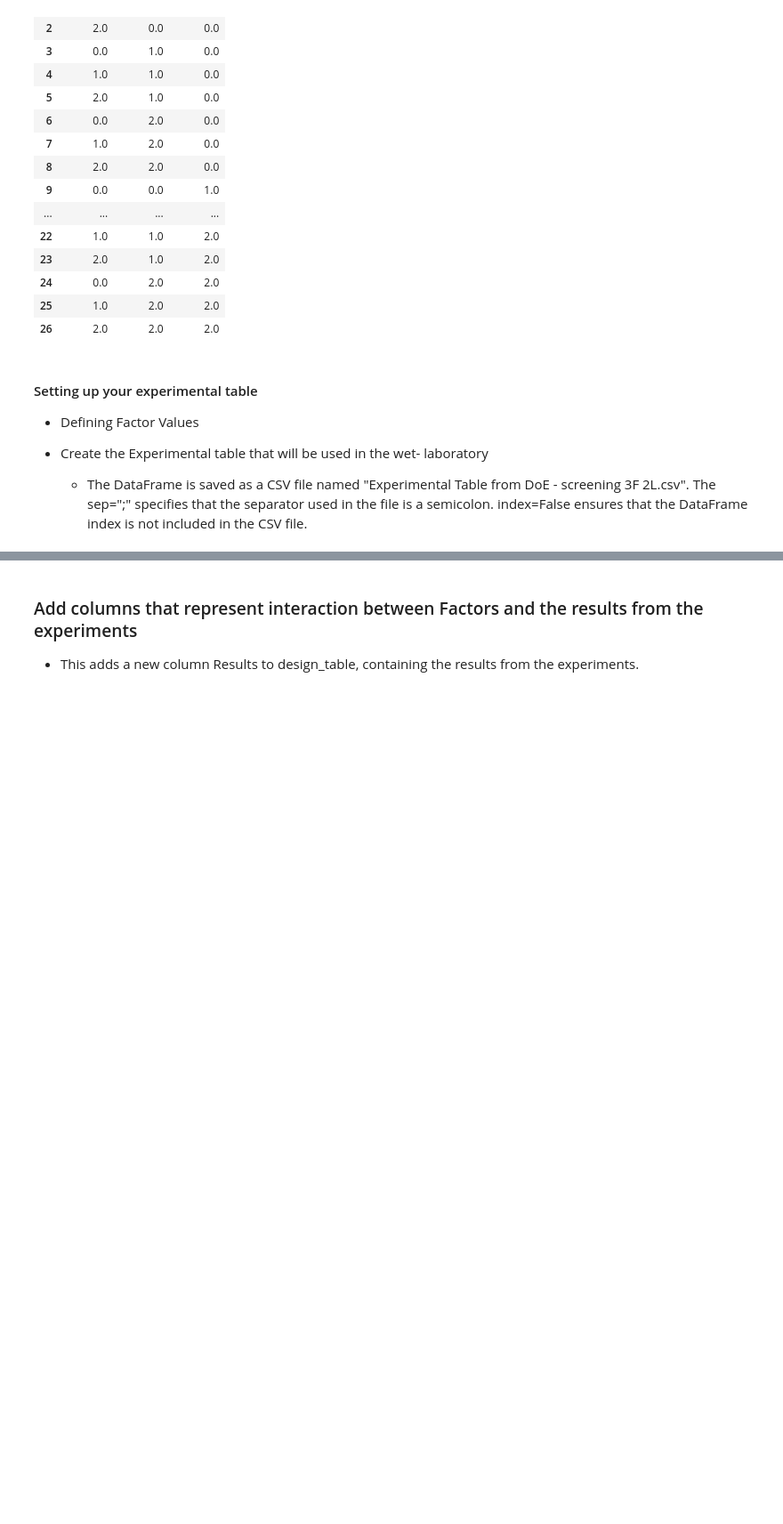
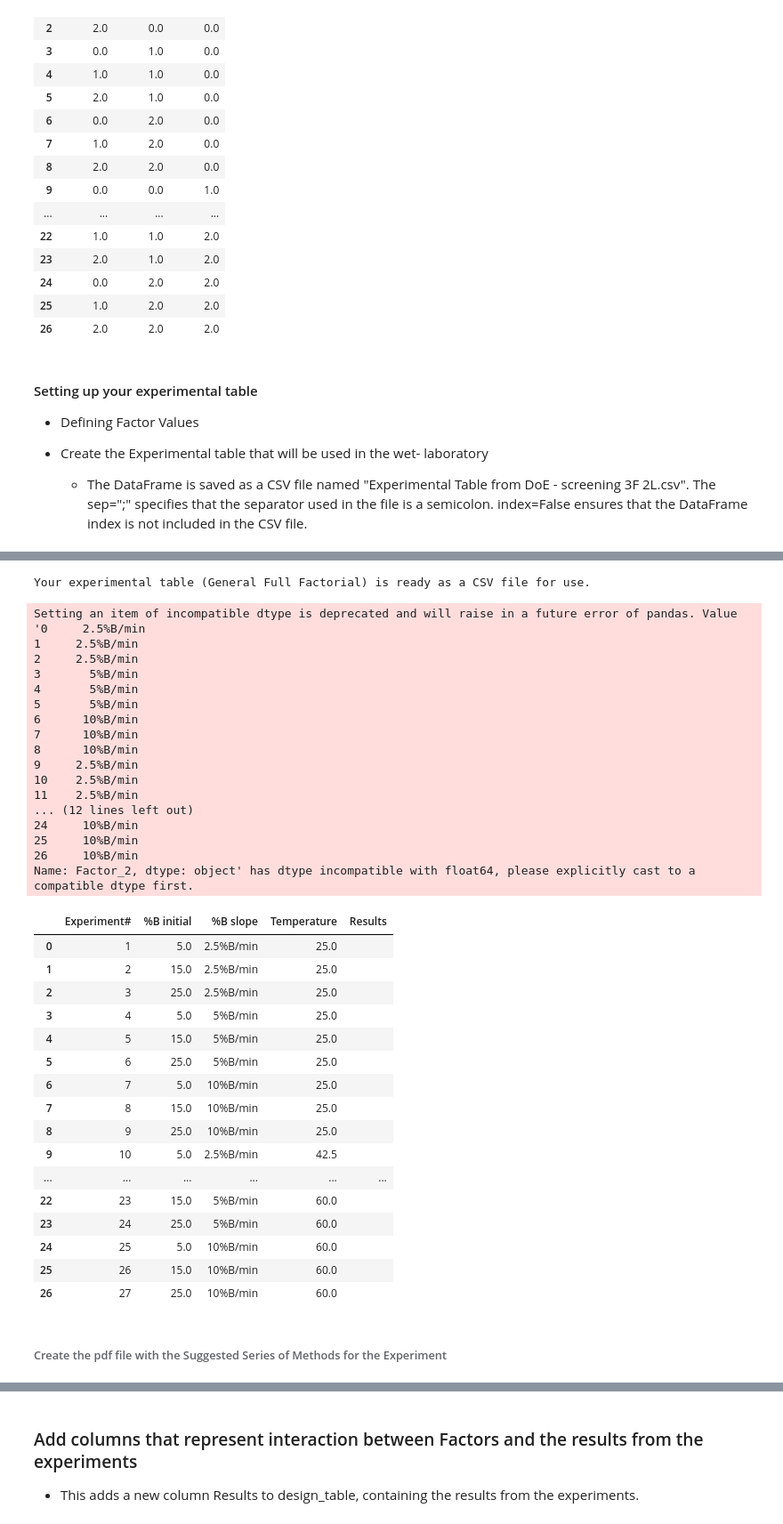
Before and after one commit to RicardoMBorges/DoE_pipeline, a Jupyter notebook: pyDoE_chromatographyC18.ipynb, the cells around one changed output, grey strips where cells are left out. Shown at 89% size. Saved outputs shown, nothing was run; the diff lists cells and outputs as text; code cells hidden in the pictures; blank space fills up the shorter version.

```diff
--- a/pyDoE_chromatographyC18.ipynb
+++ b/pyDoE_chromatographyC18.ipynb
@@ -282,0 +162,71 @@ design_table
+# %%
+Factor_1 = [5, 15, 25]  # Values for Factor 1 - %B initial
+Factor_2 = ["2.5%B/min", "5%B/min", "10%B/min"]  # Values for Factor 2 - %B slope (%B/min.): (1)2.5%B/min. (2)5%B/min.; (3)10%B/min.
+#Factor_2 = [f"2.5%B/min({(100-Factor_1[0]/100)/2.5:.01f} min.)", f"5%B/min({(100-Factor_1[1]/100)/5:.01f} min.)", f"10%B/min({(100-Factor_1[-1]/100)/10:.01f} min.)"]  # Values for Factor 2 - %B slope (%B/min.): (1)2.5%B/min. (2)5%B/min.; (3)10%B/min.
+Factor_3 = [25, 42.5, 60]  # Values for Factor 3 - Temperature
+
+# Mapping for each factor
+mapping_factor_1 = {0: Factor_1[0], 1: Factor_1[1], 2: Factor_1[-1]}
+mapping_factor_2 = {0: Factor_2[0], 1: Factor_2[1], 2: Factor_2[-1]}
+mapping_factor_3 = {0: Factor_3[0], 1: Factor_3[1], 2: Factor_3[-1]}
+
+# Assuming 'design_table' is the DataFrame with -1, 0, and +1 (ex. box_behnken design)
+exp_table = design_table.copy()
+
+# Map the factors
+exp_table.iloc[:, 0] = exp_table.iloc[:, 0].map(mapping_factor_1)
+exp_table.iloc[:, 1] = exp_table.iloc[:, 1].map(mapping_factor_2)
+exp_table.iloc[:, 2] = exp_table.iloc[:, 2].map(mapping_factor_3)
+
+# Add experiment number and results columns
+exp_table["Experiment#"] = exp_table.index +1
+exp_table['Results'] = exp_table.apply(lambda _: '', axis=1)
+
+# Rename the columns to match the factors
+exp_table.rename(columns={exp_table.columns[0]: "%B initial", exp_table.columns[1]: "%B slope", exp_table.columns[2]: "Temperature"}, inplace=True)
+
+# Reorder columns for display
+exp_table = exp_table[['Experiment#', exp_table.columns[0], exp_table.columns[1], exp_table.columns[2], 'Results']]
+
+# Save the experimental table to a CSV file
+exp_table.to_csv(f"Experimental Table from DoE - {design_use}.csv", sep=";", index=False)
+print(f"Your experimental table ({design_use}) is ready as a CSV file for use.")
+display(exp_table)
+# %% [output]
+Your experimental table (General Full Factorial) is ready as a CSV file for use.
+Setting an item of incompatible dtype is deprecated and will raise in a future error of pandas. Value '0     2.5%B/min
+1     2.5%B/min
+2     2.5%B/min
+3       5%B/min
+4       5%B/min
+5       5%B/min
+6      10%B/min
+7      10%B/min
+8      10%B/min
+9     2.5%B/min
+10    2.5%B/min
+11    2.5%B/min
+... (12 lines left out)
+24     10%B/min
+25     10%B/min
+26     10%B/min
+Name: Factor_2, dtype: object' has dtype incompatible with float64, please explicitly cast to a compatible dtype first.
+|  | Experiment# | %B initial | %B slope | Temperature | Results |
+| 0 | 1 | 5.0 | 2.5%B/min | 25.0 |  |
+| 1 | 2 | 15.0 | 2.5%B/min | 25.0 |  |
+| 2 | 3 | 25.0 | 2.5%B/min | 25.0 |  |
+| 3 | 4 | 5.0 | 5%B/min | 25.0 |  |
+| 4 | 5 | 15.0 | 5%B/min | 25.0 |  |
+| 5 | 6 | 25.0 | 5%B/min | 25.0 |  |
+| 6 | 7 | 5.0 | 10%B/min | 25.0 |  |
+| 7 | 8 | 15.0 | 10%B/min | 25.0 |  |
+| 8 | 9 | 25.0 | 10%B/min | 25.0 |  |
+| 9 | 10 | 5.0 | 2.5%B/min | 42.5 |  |
+| ... | ... | ... | ... | ... | ... |
+| 22 | 23 | 15.0 | 5%B/min | 60.0 |  |
+| 23 | 24 | 25.0 | 5%B/min | 60.0 |  |
+| 24 | 25 | 5.0 | 10%B/min | 60.0 |  |
+| 25 | 26 | 15.0 | 10%B/min | 60.0 |  |
+| 26 | 27 | 25.0 | 10%B/min | 60.0 |  |
+# %% [markdown]
+###### Create the pdf file with the Suggested Series of Methods for the Experiment
```
Also changed, not shown: parts of 11 cells of this notebook.
